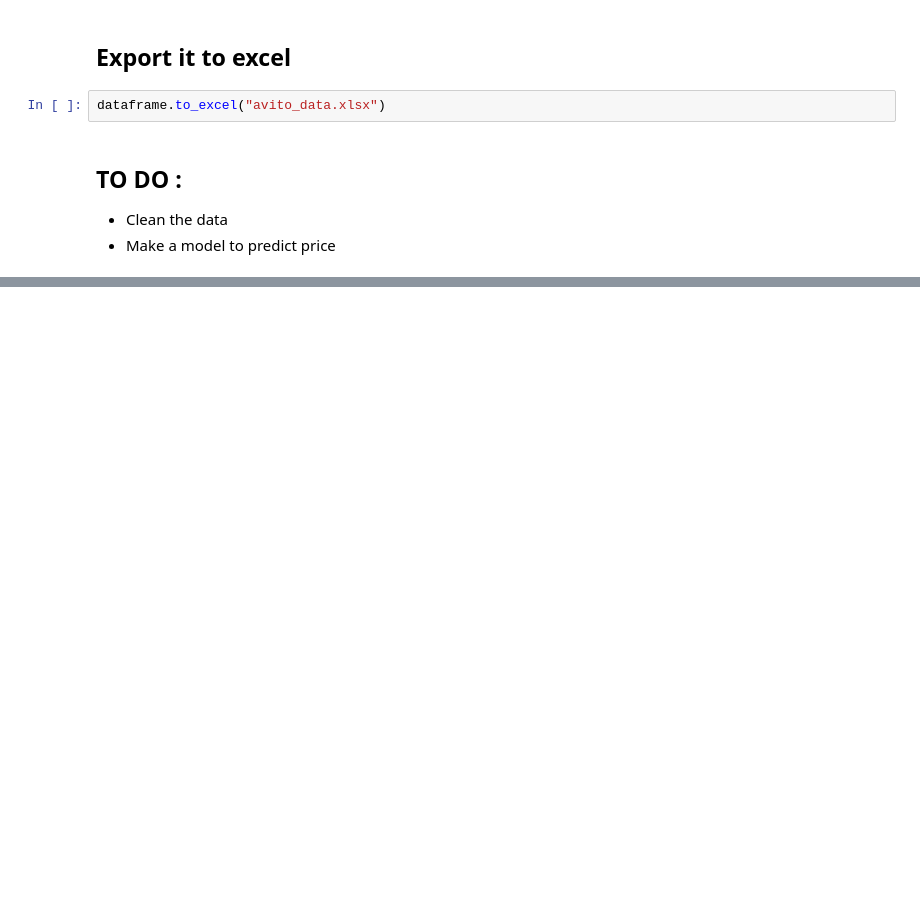
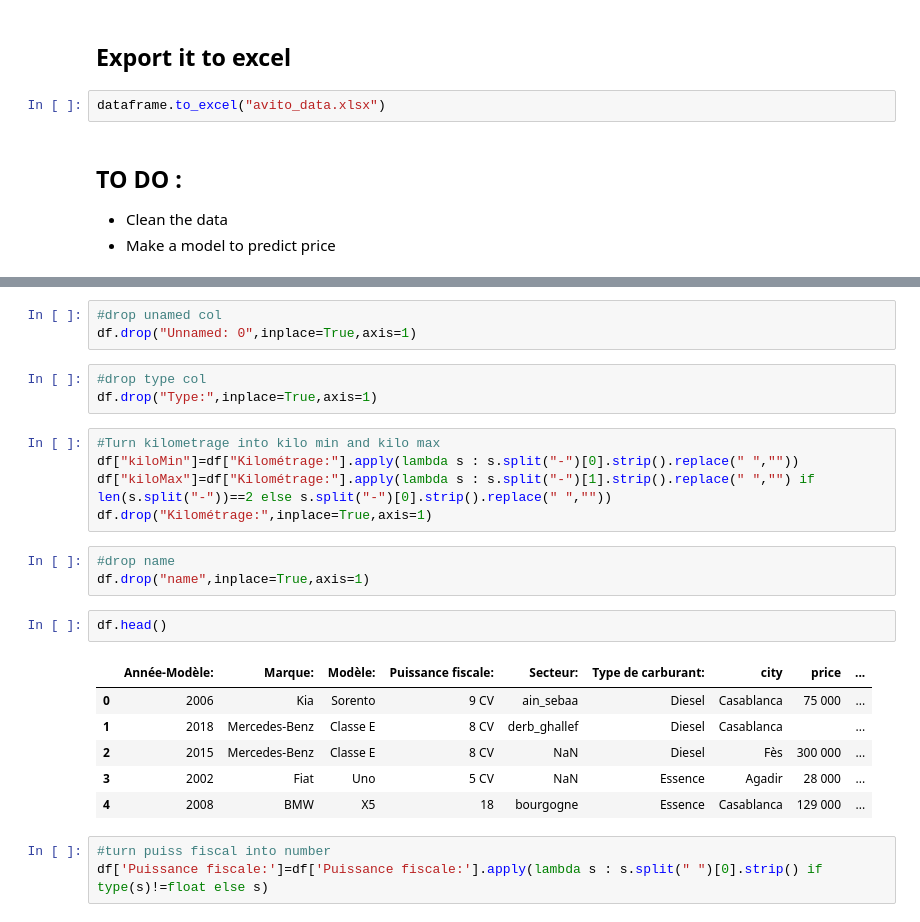
Before and after one commit to tariqmassaoudi/Avito-Crawler, a Jupyter notebook: Avito Car Crawler.ipynb, the cells around one changed output, grey strips where cells are left out. Drawn from its saved outputs; the diff is of its cells as text; blank space fills up the shorter version.

```diff
--- a/Avito Car Crawler.ipynb
+++ b/Avito Car Crawler.ipynb
@@ -87,0 +119,26 @@ dataframe.to_excel("avito_data.xlsx")
+# %%
+#drop unamed col
+df.drop("Unnamed: 0",inplace=True,axis=1)
+# %%
+#drop type col
+df.drop("Type:",inplace=True,axis=1)
+# %%
+#Turn kilometrage into kilo min and kilo max
+df["kiloMin"]=df["Kilométrage:"].apply(lambda s : s.split("-")[0].strip().replace(" ",""))
+df["kiloMax"]=df["Kilométrage:"].apply(lambda s : s.split("-")[1].strip().replace(" ","") if len(s.split("-"))==2 else s.split("-")[0].strip().replace(" ",""))
+df.drop("Kilométrage:",inplace=True,axis=1)
+# %%
+#drop name
+df.drop("name",inplace=True,axis=1)
+# %%
+df.head()
+# %% [output]
+|  | Année-Modèle: | Marque: | Modèle: | Puissance fiscale: | Secteur: | Type de carburant: | city | price | ... |
+| 0 | 2006 | Kia | Sorento | 9 CV | ain_sebaa | Diesel | Casablanca | 75 000 | ... |
+| 1 | 2018 | Mercedes-Benz | Classe E | 8 CV | derb_ghallef | Diesel | Casablanca |  | ... |
+| 2 | 2015 | Mercedes-Benz | Classe E | 8 CV | NaN | Diesel | Fès | 300 000 | ... |
+| 3 | 2002 | Fiat | Uno | 5 CV | NaN | Essence | Agadir | 28 000 | ... |
+| 4 | 2008 | BMW | X5 | 18 | bourgogne | Essence | Casablanca | 129 000 | ... |
+# %%
+#turn puiss fiscal into number
+df['Puissance fiscale:']=df['Puissance fiscale:'].apply(lambda s : s.split(" ")[0].strip() if type(s)!=float else s)
```
Also changed, not shown: parts of 18 cells of this notebook, 1 other file.
